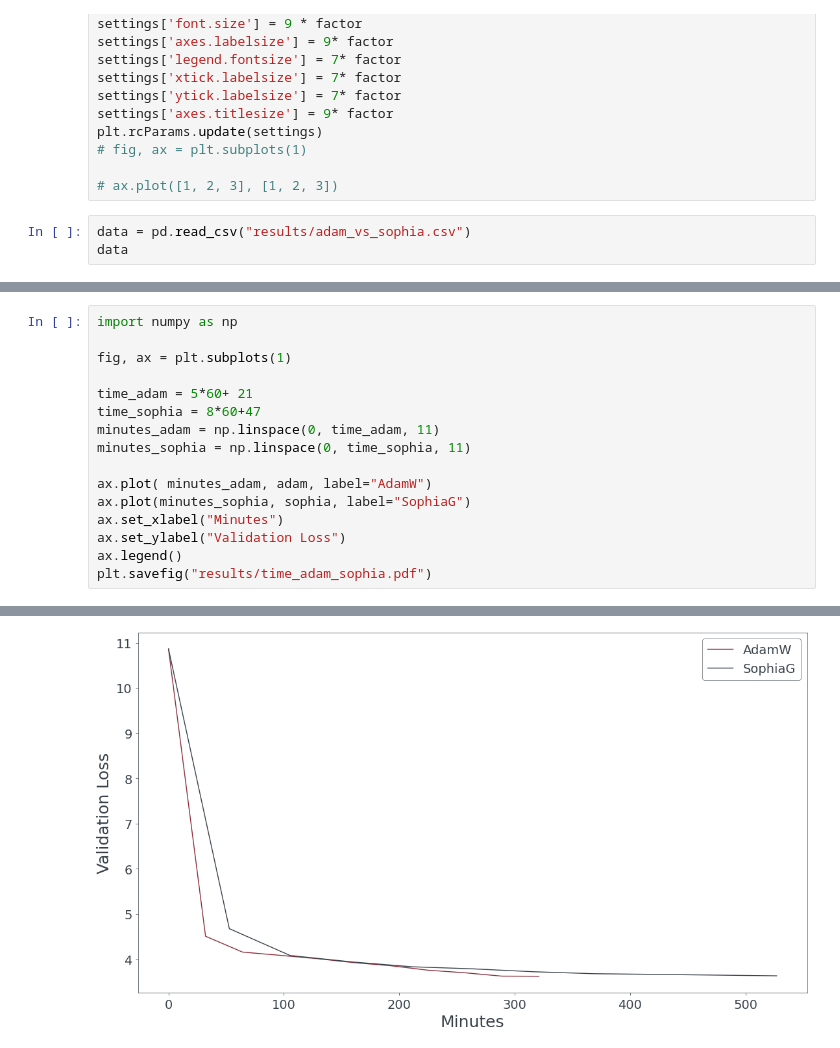
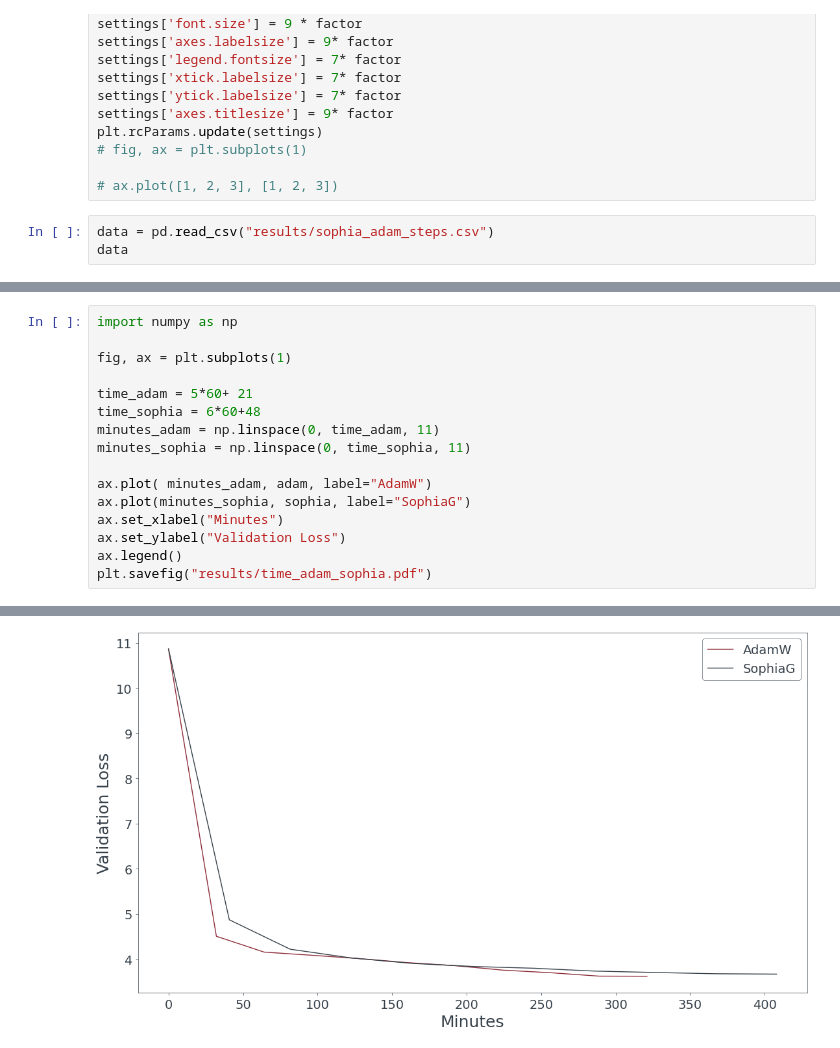
Before and after one commit to wildug/Sophia, a Jupyter notebook: plot_things.ipynb, the cells around one changed output, grey strips where cells are left out. Saved outputs shown, nothing was run; the diff lists cells and outputs as text.

Commit message:
updated plots

```diff
--- a/plot_things.ipynb
+++ b/plot_things.ipynb
@@ -21,7 +21,7 @@ plt.rcParams.update(settings)
 
 # ax.plot([1, 2, 3], [1, 2, 3])
 # %%
-data = pd.read_csv("results/adam_vs_sophia.csv")
+data = pd.read_csv("results/sophia_adam_steps.csv")
 data
 # %% [output]
 |  | Step | gpt2-small-adamW-10k - val/loss | gpt2-small-adamW-10k - val/loss__MIN | gpt2-small-adamW-10k - val/loss__MAX | gpt2-small-sophiag-10k - val/loss | ... |
@@ -74,7 +74,7 @@ import numpy as np
 fig, ax = plt.subplots(1)
 
 time_adam = 5*60+ 21
-time_sophia = 8*60+47
+time_sophia = 6*60+48
 minutes_adam = np.linspace(0, time_adam, 11)
 minutes_sophia = np.linspace(0, time_sophia, 11)
 
@@ -101,5 +101,5 @@ findfont: Generic family 'sans-serif' not found because none of the following fa
 findfont: Generic family 'sans-serif' not found because none of the following families were found: Roboto Condensed
 findfont: Generic family 'sans-serif' not found because none of the following families were found: Roboto Condensed
 findfont: Generic family 'sans-serif' not found because none of the following families were found: Roboto Condensed
 findfont: Generic family 'sans-serif' not found because none of the following families were found: Roboto Condensed
-[figure, old version]
+[figure, new version]
```
Also changed, not shown: parts of 4 cells of this notebook, 3 other files.
